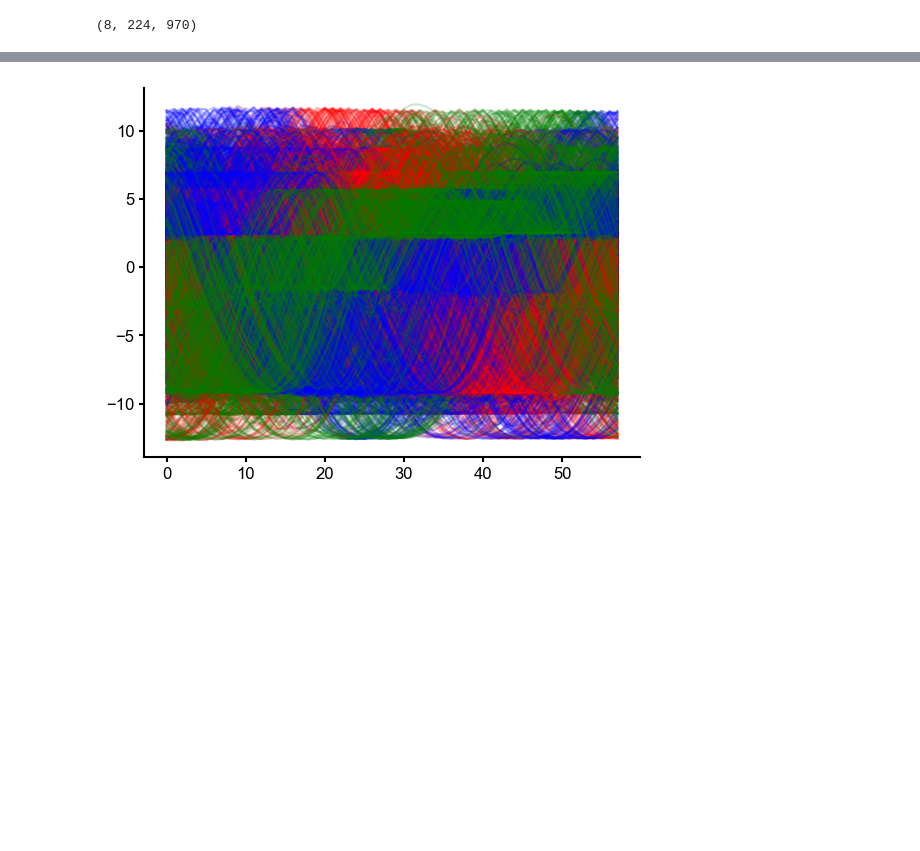
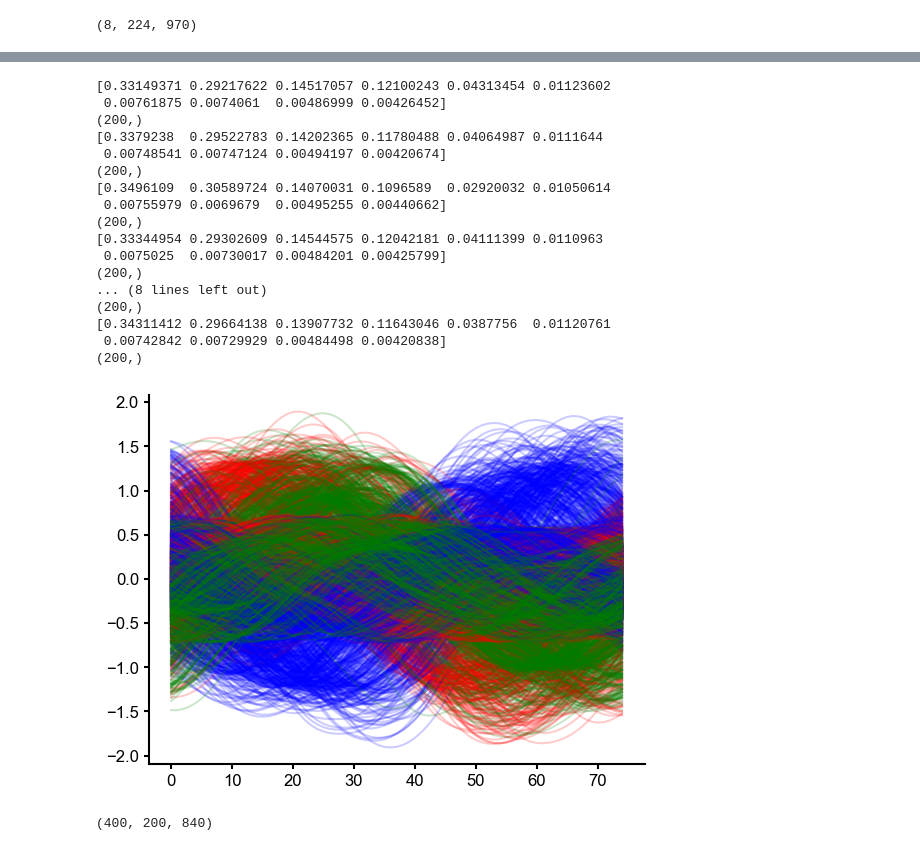
Before and after one commit to mackelab/sequence-memory, a Jupyter notebook: rnn_model/generate_figures/fig_5_b_to_e.ipynb, the cells around one changed output, grey strips where cells are left out. Drawn from its saved outputs; the diff is of its cells as text; code cells hidden in the pictures; blank space fills up the shorter version.

```diff
--- a/rnn_model/generate_figures/fig_5_b_to_e.ipynb
+++ b/rnn_model/generate_figures/fig_5_b_to_e.ipynb
@@ -972,8 +1054,9 @@ array([ True,  True,  True, ...,  True,  True,  True])
 # %%
 all_trials = set(permutations(np.arange(8), int(4)))
 all_trials = np.array(list(all_trials))
+period= int(1000/(f*settings['deltaT']))
 
-def get_W(stim_ind,f,settings,net,rec_noise=0,stim_st=20, trial_dur=400,code_st=300,alpha=0.05):
+def get_W(stim_ind,f,settings,net,rec_noise=0,stim_st=20, trial_dur=400,code_st=300,alpha=0.05,stim_dur=20,n_comp=5):
 
     trials_inc = np.arange(len(all_trials))[np.sum(all_trials==stim_ind,axis=1).astype(bool)]
     batch_size= len(trials_inc)
@@ -984,9 +1067,8 @@ def get_W(stim_ind,f,settings,net,rec_noise=0,stim_st=20, trial_dur=400,code_st=
     #ST1
     inp = np.zeros((8,batch_size,trial_dur))
     rstims = np.arange(0,8)
-    stim_dur = 20
-    ph_inc = (2*20/period)*2*np.pi
-    Y = np.tile(np.linspace(0,np.pi*2,period),(batch_size,1))
+    ph_inc = (2*stim_dur/period)*2*np.pi
+    y = np.tile(np.linspace(0,np.pi*2,period),(batch_size,1))
     st=stim_st
 
     labels=np.zeros(batch_size)
@@ -996,11 +1078,11 @@ def get_W(stim_ind,f,settings,net,rec_noise=0,stim_st=20, trial_dur=400,code_st=
             st_ind = all_trials[trial_ind,pos_ind]
             inp[st_ind,i,st:st+stim_dur]=1
             if st_ind==stim_ind:
-                Y[i]+=ph_inc*pos_ind
+                y[i]-=ph_inc*pos_ind
                 labels[i]=pos_ind
             st+=2*stim_dur
 
-    Y=np.sin(Y)
+    y=np.sin(y)
     #Y[3*b_inc:]=0
     net.rec_noise=rec_noise
     x, r, o = net.predict(settings, inp)
@@ -1008,24 +1090,52 @@ def get_W(stim_ind,f,settings,net,rec_noise=0,stim_st=20, trial_dur=400,code_st=
     X=sig2
     X=np.transpose(X,(2,0,1))
     X=X.reshape(batch_size*period,200)
-    Y=Y.reshape(batch_size*period,1)
 
+
+    pca = PCA(n_components=n_comp)
+    pca.fit(X)
+    print(pca.explained_variance_ratio_)
+    X_den = pca.transform(X)
+    Y=y.reshape(batch_size*period,1)
     clf = Ridge(alpha=alpha,fit_intercept=True)
-    clf.fit(X, Y)
-    return Y, x,clf.coef_[0],labels
-ws = []
-for i in range(8):
-    y, x,proj_w,labels=get_W(i,1.25,settings,net,alpha=0.05)
-    ws.append(proj_w)
-    t2=-100
-    trials_inc = np.arange(len(all_trials))[np.sum(all_trials==i,axis=1).astype(bool)]
-    batch_size= len(trials_inc)
-
-    for i in np.arange(batch_size)[labels==0]:
-        plt.plot(x[t2:t2+period,:,i]@proj_w,color='red',alpha=0.2)
-    for i in np.arange(batch_size)[labels==1]:
-        plt.plot(x[t2:t2+period,:,i]@proj_w,color='blue',alpha=0.2)
-    for i in np.arange(batch_size)[labels==2]:
-        plt.plot(x[t2:t2+period,:,i]@proj_w,color='green',alpha=0.2)
+    clf.fit(X_den, Y)
+    return y, x,clf.coef_[0],labels,pca
-# %% [output]
-[figure, removed]
+# %%
+ws=[]
+for i in range(8):
+    y, x,proj_w,labels,pca=get_W(i,f,settings,net,alpha=0,n_comp=10)
+    ws.append(pca.components_.T@proj_w)
+    print((pca.components_.T@proj_w).shape)
+    t2=-100
+    trials_inc = np.arange(len(all_trials))[np.sum(all_trials==i,axis=1).astype(bool)]
+    batch_size= len(trials_inc)
+
+    for i in np.arange(batch_size)[labels==0]:
+        plt.plot(pca.transform(x[t2:t2+period,:,i])@proj_w,color='red',alpha=0.2)
+    for i in np.arange(batch_size)[labels==1]:
+        plt.plot(pca.transform(x[t2:t2+period,:,i])@proj_w,color='blue',alpha=0.2)
+    for i in np.arange(batch_size)[labels==2]:
+        plt.plot(pca.transform(x[t2:t2+period,:,i])@proj_w,color='green',alpha=0.2)
+# %% [output]
+[0.33149371 0.29217622 0.14517057 0.12100243 0.04313454 0.01123602
+ 0.00761875 0.0074061  0.00486999 0.00426452]
+(200,)
+[0.3379238  0.29522783 0.14202365 0.11780488 0.04064987 0.0111644
+ 0.00748541 0.00747124 0.00494197 0.00420674]
+(200,)
+[0.3496109  0.30589724 0.14070031 0.1096589  0.02920032 0.01050614
+ 0.00755979 0.0069679  0.00495255 0.00440662]
+(200,)
+[0.33344954 0.29302609 0.14544575 0.12042181 0.04111399 0.0110963
+ 0.0075025  0.00730017 0.00484201 0.00425799]
+(200,)
+... (8 lines left out)
+(200,)
+[0.34311412 0.29664138 0.13907732 0.11643046 0.0387756  0.01120761
+ 0.00742842 0.00729929 0.00484498 0.00420838]
+(200,)
+[figure, added]
+# %%
+x.shape
+# %% [output]
+(400, 200, 840)
```
Also changed, not shown: parts of 46 cells of this notebook, 4 other files.
